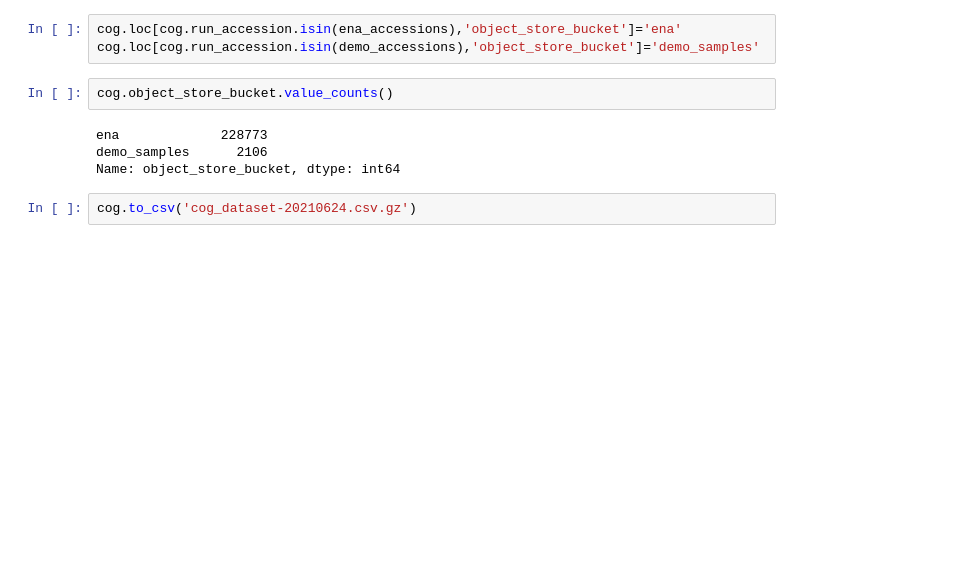
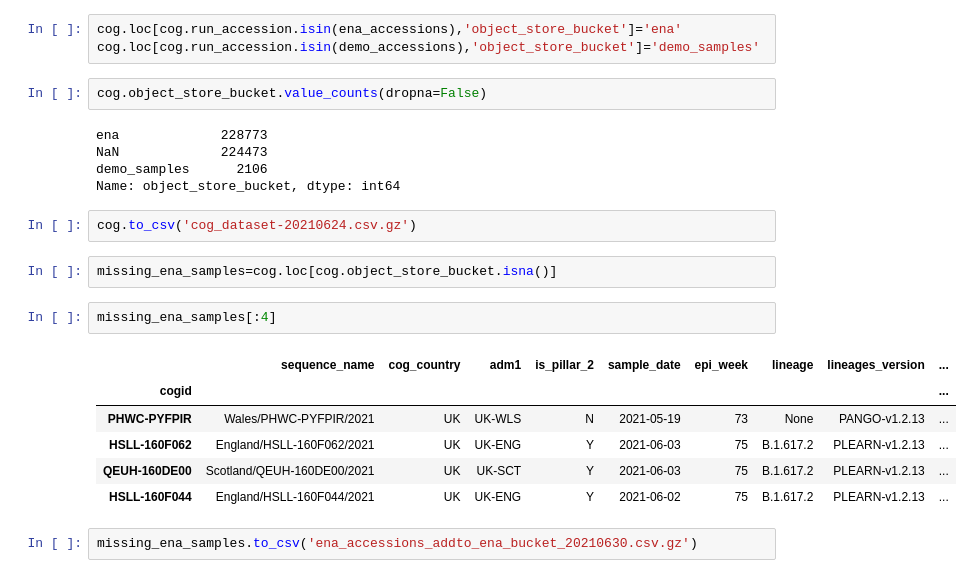
Before and after one commit to GlobalPathogenAnalysisService/gpas-covid-testsets, a Jupyter notebook: create-coguk-dataset/create-cog-testset.ipynb, the cells around one changed output. Saved outputs shown, nothing was run; the diff lists cells and outputs as text; blank space fills up the shorter version.

Commit message:
added logic to identify ENA COGUK samples that we not in object_store

```diff
--- a/create-coguk-dataset/create-cog-testset.ipynb
+++ b/create-coguk-dataset/create-cog-testset.ipynb
@@ -162,10 +162,24 @@ set()
 cog.loc[cog.run_accession.isin(ena_accessions),'object_store_bucket']='ena'
 cog.loc[cog.run_accession.isin(demo_accessions),'object_store_bucket']='demo_samples'
 # %%
-cog.object_store_bucket.value_counts()
+cog.object_store_bucket.value_counts(dropna=False)
 # %% [output]
 ena             228773
+NaN             224473
 demo_samples      2106
 Name: object_store_bucket, dtype: int64
 # %%
 cog.to_csv('cog_dataset-20210624.csv.gz')
+# %%
+missing_ena_samples=cog.loc[cog.object_store_bucket.isna()]
+# %%
+missing_ena_samples[:4]
+# %% [output]
+|  | sequence_name | cog_country | adm1 | is_pillar_2 | sample_date | epi_week | lineage | lineages_version | ... |
+| cogid |  |  |  |  |  |  |  |  | ... |
+| PHWC-PYFPIR | Wales/PHWC-PYFPIR/2021 | UK | UK-WLS | N | 2021-05-19 | 73 | None | PANGO-v1.2.13 | ... |
+| HSLL-160F062 | England/HSLL-160F062/2021 | UK | UK-ENG | Y | 2021-06-03 | 75 | B.1.617.2 | PLEARN-v1.2.13 | ... |
+| QEUH-160DE00 | Scotland/QEUH-160DE00/2021 | UK | UK-SCT | Y | 2021-06-03 | 75 | B.1.617.2 | PLEARN-v1.2.13 | ... |
+| HSLL-160F044 | England/HSLL-160F044/2021 | UK | UK-ENG | Y | 2021-06-02 | 75 | B.1.617.2 | PLEARN-v1.2.13 | ... |
+# %%
+missing_ena_samples.to_csv('ena_accessions_addto_ena_bucket_20210630.csv.gz')
```
Also changed, not shown: 1 other file.
